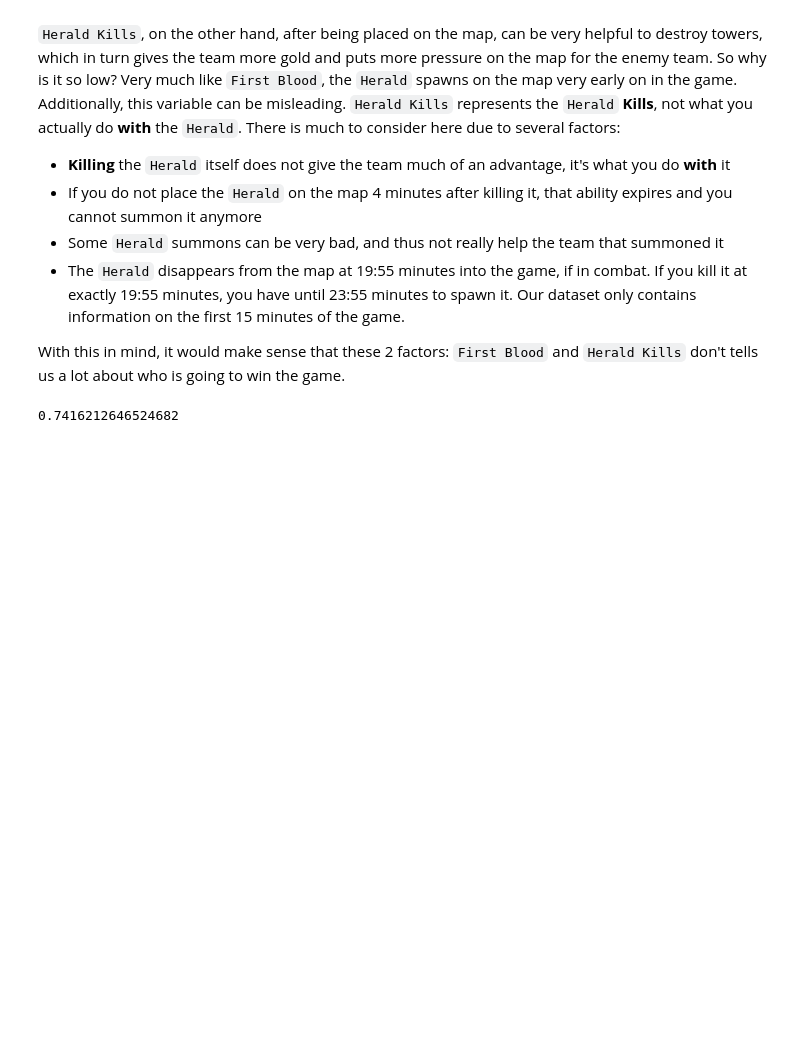
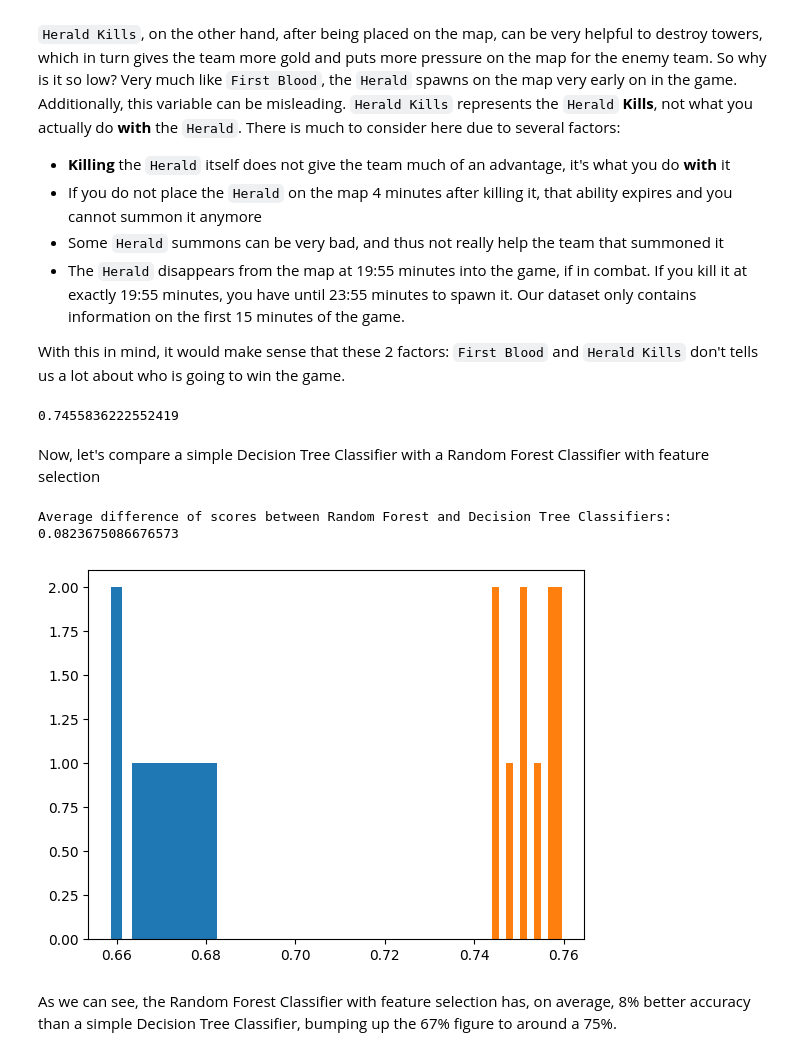
Before and after one commit to Tonevanda/IA, a Jupyter notebook: proj2/code.ipynb, the cells around one changed output. Saved outputs shown, nothing was run; the diff lists cells and outputs as text; code cells hidden in the pictures; blank space fills up the shorter version.

Commit message:
added random forest model with feature selection

```diff
--- a/proj2/code.ipynb
+++ b/proj2/code.ipynb
@@ -167,7 +168,8 @@ There is much to consider here due to several factors:
 
 With this in mind, it would make sense that these 2 factors: `First Blood` and `Herald Kills` don't tells us a lot about who is going to win the game.
 # %%
-top_features = [new_data.columns[indices[i]] for i in indices[:22]]
+# Add InhibitorsDestroyed since they're important but underrepresented
+top_features = ['redTeamInhibitorsDestroyed'] + ['blueTeamInhibitorsDestroyed'] + [new_data.columns[indices[i]] for i in indices[:22]]
 data_top_features = data[top_features]
 
 (training_inputs, testing_inputs, training_labels, testing_labels) = train_test_split(data_top_features.values, labels, test_size=0.25, random_state=42)
@@ -176,4 +178,46 @@ fs_random_forest_classifier = RandomForestClassifier(n_estimators=100)
 fs_random_forest_classifier.fit(training_inputs, training_labels)
 fs_random_forest_classifier.score(testing_inputs, testing_labels)
 # %% [output]
-0.7416212646524682
+0.7455836222552419
+# %% [markdown]
+Now, let's compare a simple Decision Tree Classifier with a Random Forest Classifier with feature selection
+# %%
+dtc_accuracies = []
+rfc_accuracies = []
+
+for repetition in range(20):
+    # Create the training and test sets for each model
+    (dtc_training_inputs,
+     dtc_testing_inputs,
+     dtc_training_labels,
+     dtc_testing_labels) = train_test_split(inputs, labels, test_size=0.25)
+
+    (rfc_training_inputs,
+     rfc_testing_inputs,
+     rfc_training_labels,
+     rfc_testing_labels) = train_test_split(data_top_features.values, labels, test_size=0.25)
+
+    # Create the classifiers
+    decision_tree_classifier = DecisionTreeClassifier()
+    random_forest_classifier = RandomForestClassifier(n_estimators=100)
+
+    # Train the classifier on the training set
+    decision_tree_classifier.fit(dtc_training_inputs, dtc_training_labels)
+    random_forest_classifier.fit(rfc_training_inputs, rfc_training_labels)
+
+    # Validate the classifier on the testing set using classification accuracy
+    dtc_accuracy = decision_tree_classifier.score(dtc_testing_inputs, dtc_testing_labels)
+    rfc_accuracy = random_forest_classifier.score(rfc_testing_inputs, rfc_testing_labels)
+
+    dtc_accuracies.append(dtc_accuracy)
+    rfc_accuracies.append(rfc_accuracy)
+
+plt.hist(dtc_accuracies)
+plt.hist(rfc_accuracies)
+
+print("Average difference of scores between Random Forest and Decision Tree Classifiers: ", stats.mean(rfc_accuracies) - stats.mean(dtc_accuracies))
+# %% [output]
+Average difference of scores between Random Forest and Decision Tree Classifiers:  0.0823675086676573
+[figure, added]
+# %% [markdown]
+As we can see, the Random Forest Classifier with feature selection has, on average, 8% better accuracy than a simple Decision Tree Classifier, bumping up the 67% figure to around a 75%.
```
Also changed, not shown: parts of 1 cell of this notebook.
